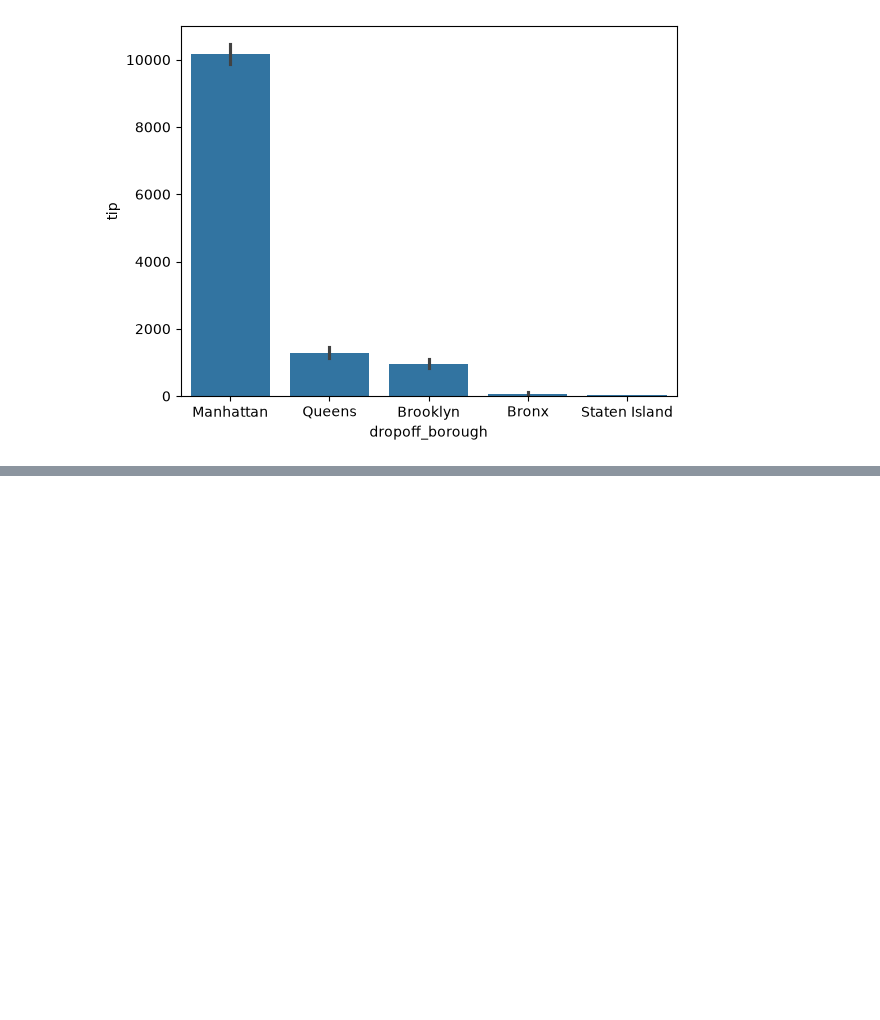
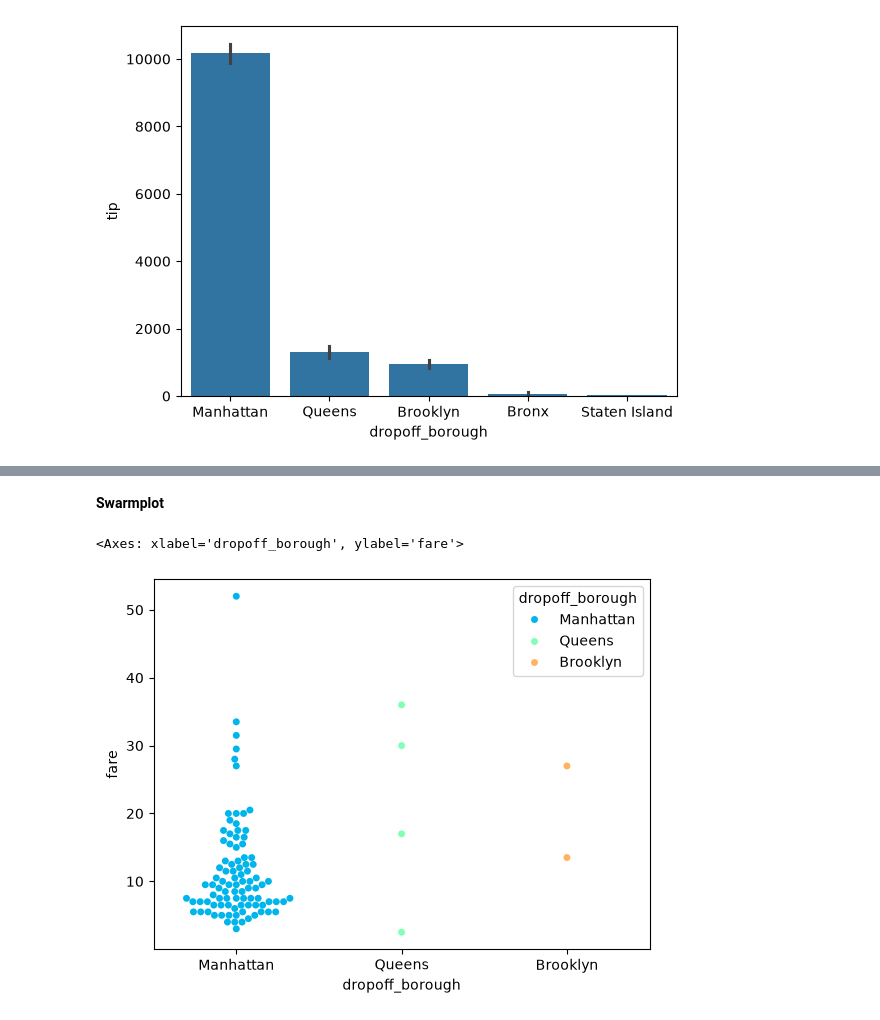
Before and after one commit to Aarya-Bhusal/Data-Visualization-Notes, a Jupyter notebook: Categoricalplots.ipynb, the cells around one changed output, grey strips where cells are left out. Drawn from its saved outputs; the diff is of its cells as text; code cells hidden in the pictures; blank space fills up the shorter version.

```diff
--- a/Categoricalplots.ipynb
+++ b/Categoricalplots.ipynb
@@ -48,0 +63,9 @@ sns.barplot(data=df, x="dropoff_borough", y="tip", estimator=np.sum)
+# %% [markdown]
+**Swarmplot**
+# %%
+sns.swarmplot(data=df.head(100), y="fare", x="dropoff_borough", palette="rainbow", hue="dropoff_borough")
+# Swarmplot is computationally expensive, because it tries to plot every dot without overlapping.
+# Use Violinplot on large dataset if your computer is not that capable.
+# %% [output]
+<Axes: xlabel='dropoff_borough', ylabel='fare'>
+[figure, added]
```
Also changed, not shown: parts of 4 cells of this notebook.
